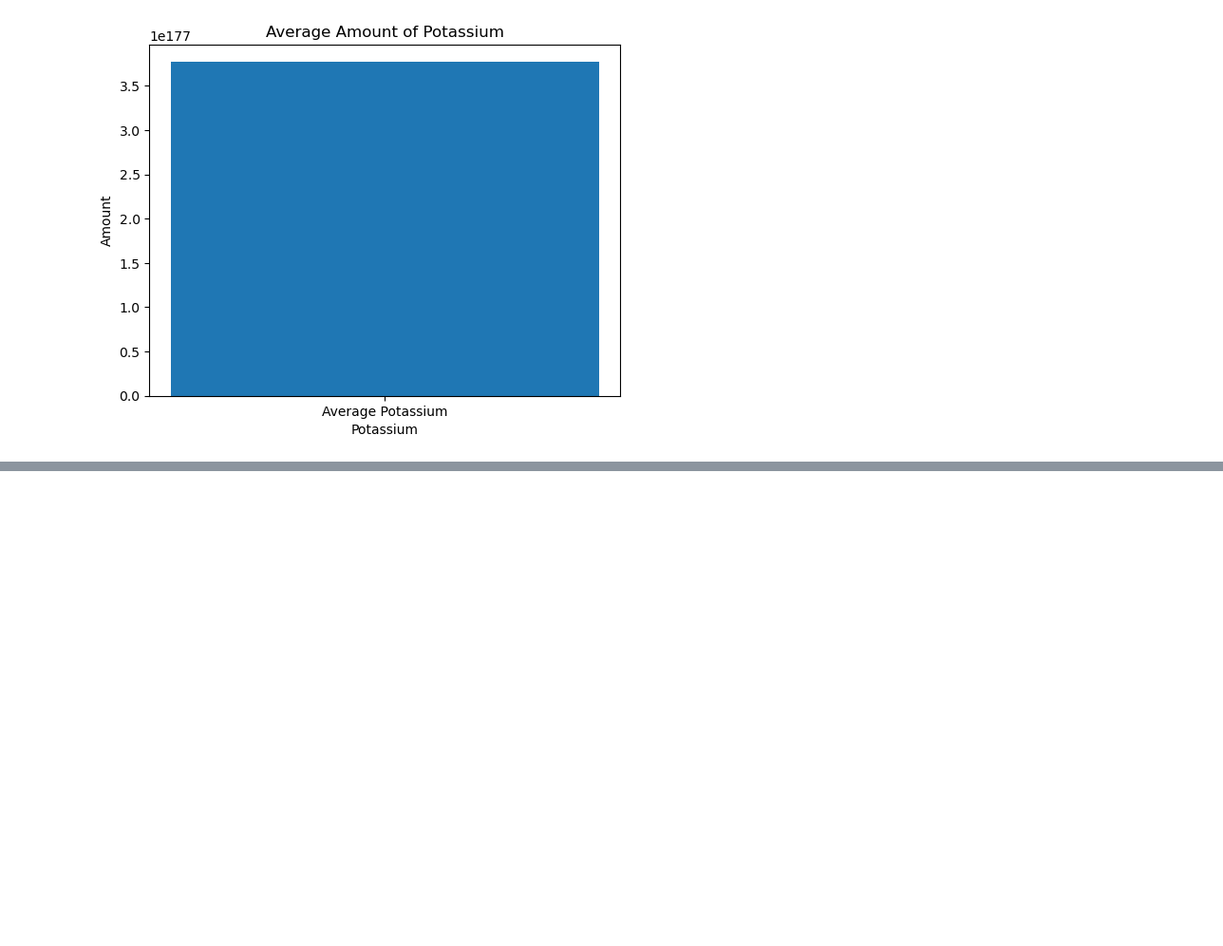
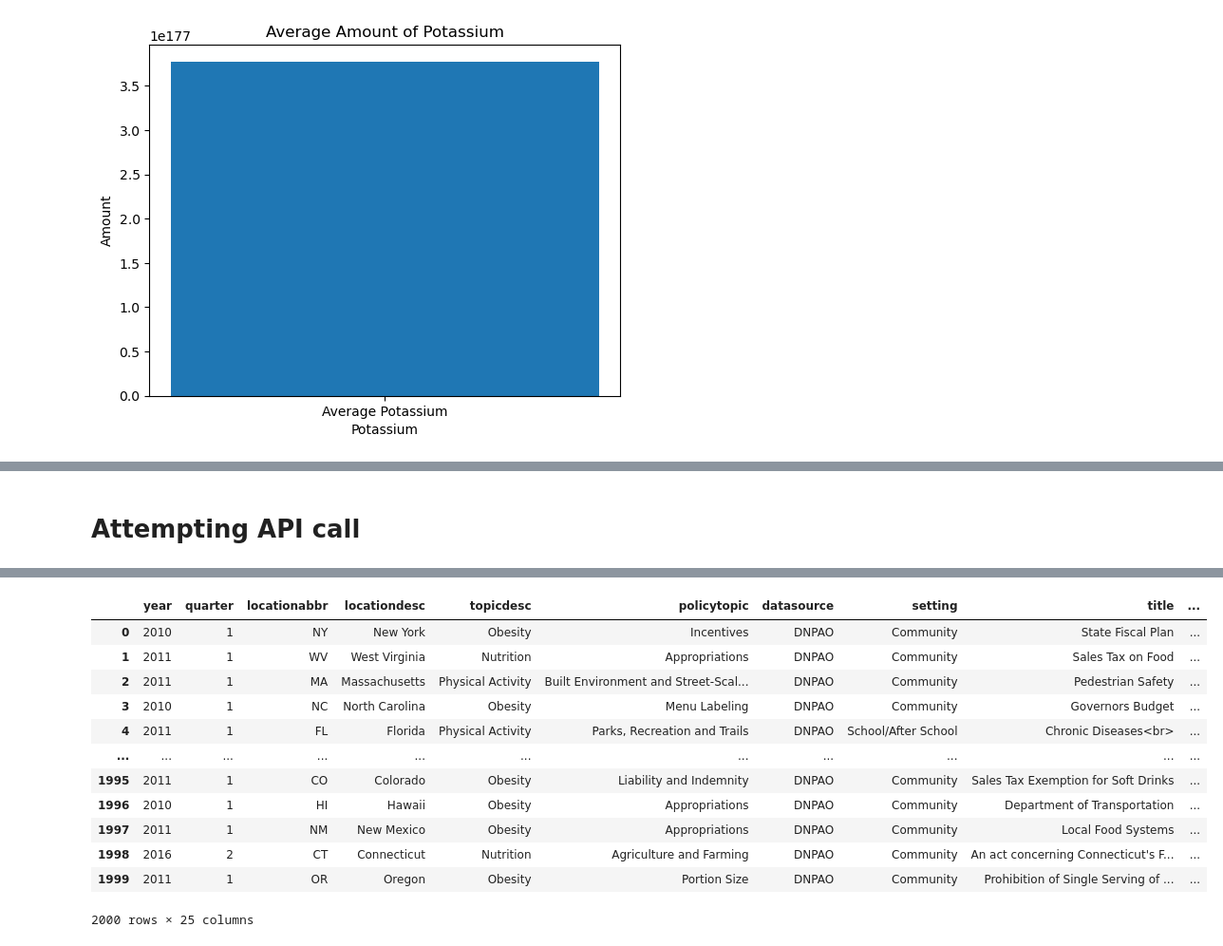
Before and after one commit to HardoModo/Dev10-Capstone, a Jupyter notebook: Janeel/Food_nutrient.ipynb, the cells around one changed output, grey strips where cells are left out. Shown at 95% size. Saved outputs shown, nothing was run; the diff lists cells and outputs as text; code cells hidden in the pictures; blank space fills up the shorter version.

```diff
--- a/Janeel/Food_nutrient.ipynb
+++ b/Janeel/Food_nutrient.ipynb
@@ -813,0 +809,2 @@ df2
+# %% [markdown]
+# Attempting API call
@@ -813,0 +813,15 @@ df2
+# %%
+import pandas as pd
+from sodapy import Socrata
+
+# Initialize the Socrata client
+client = Socrata("chronicdata.cdc.gov", None)
+
+# Retrieve the data from the API
+results = client.get("nxst-x9p4", limit=2000)
+
+# Convert the data to a pandas DataFrame
+results_df = pd.DataFrame.from_records(results)
+
+results_df
+# %% [output]
@@ -813,0 +829,13 @@ df2
+|  | year | quarter | locationabbr | locationdesc | topicdesc | policytopic | datasource | setting | title | ... |
+| 0 | 2010 | 1 | NY | New York | Obesity | Incentives | DNPAO | Community | State Fiscal Plan | ... |
+| 1 | 2011 | 1 | WV | West Virginia | Nutrition | Appropriations | DNPAO | Community | Sales Tax on Food | ... |
+| 2 | 2011 | 1 | MA | Massachusetts | Physical Activity | Built Environment and Street-Scal... | DNPAO | Community | Pedestrian Safety | ... |
+| 3 | 2010 | 1 | NC | North Carolina | Obesity | Menu Labeling | DNPAO | Community | Governors Budget | ... |
+| 4 | 2011 | 1 | FL | Florida | Physical Activity | Parks, Recreation and Trails | DNPAO | School/After School | Chronic Diseases<br> | ... |
+| ... | ... | ... | ... | ... | ... | ... | ... | ... | ... | ... |
+| 1995 | 2011 | 1 | CO | Colorado | Obesity | Liability and Indemnity | DNPAO | Community | Sales Tax Exemption for Soft Drinks | ... |
+| 1996 | 2010 | 1 | HI | Hawaii | Obesity | Appropriations | DNPAO | Community | Department of Transportation | ... |
+| 1997 | 2011 | 1 | NM | New Mexico | Obesity | Appropriations | DNPAO | Community | Local Food Systems | ... |
+| 1998 | 2016 | 2 | CT | Connecticut | Nutrition | Agriculture and Farming | DNPAO | Community | An act concerning Connecticut's F... | ... |
+| 1999 | 2011 | 1 | OR | Oregon | Obesity | Portion Size | DNPAO | Community | Prohibition of Single Serving of ... | ... |
+2000 rows × 25 columns
```
Also changed, not shown: parts of 37 cells of this notebook, 1 other file.
